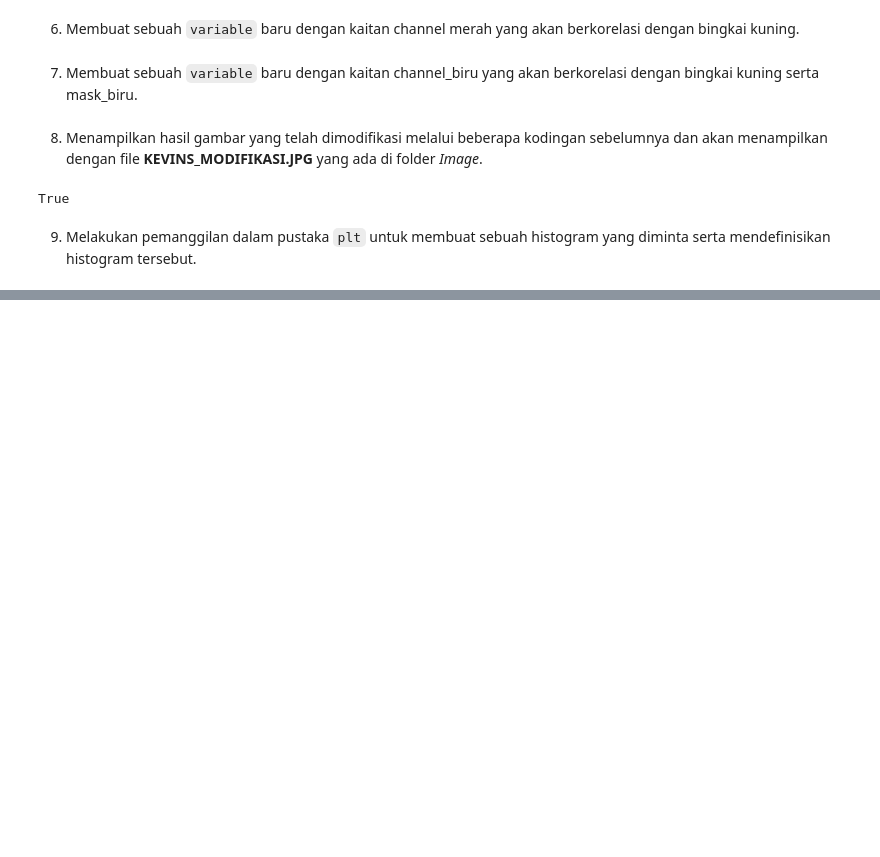
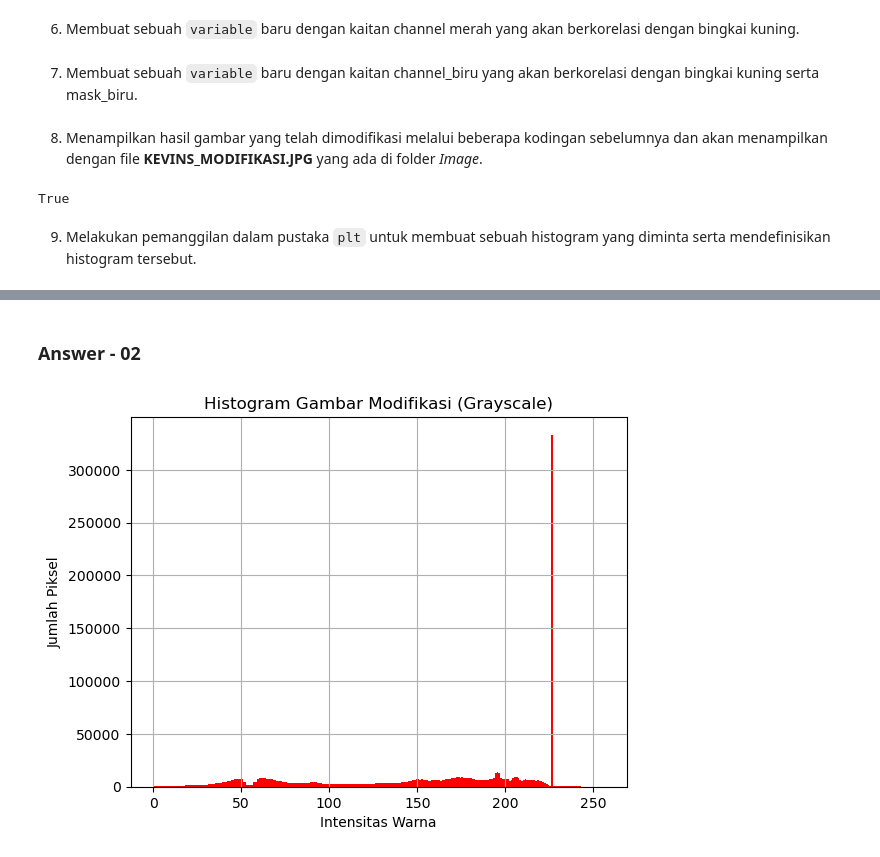
Before and after one commit to kevinsimorangkir21/Digital-Signal-Processing, a Jupyter notebook: 121140150_HO 2.ipynb, the cells around one changed output, grey strips where cells are left out. Cells and saved outputs as stored; diff of their text form; code cells hidden in the pictures; blank space fills up the shorter version.

```diff
--- a/121140150_HO 2.ipynb
+++ b/121140150_HO 2.ipynb
@@ -110,0 +127,12 @@ plt.show()
+# %% [markdown]
+### Answer - 02
+# %%
+gambar_gray = cv2.cvtColor(bingkai_kuning, cv2.COLOR_BGR2GRAY)
+plt.hist(gambar_gray.ravel(), bins=256, range=[0, 256], color='red')
+plt.title('Histogram Gambar Modifikasi (Grayscale)')
+plt.xlabel('Intensitas Warna')
+plt.ylabel('Jumlah Piksel')
+plt.grid()
+plt.show()
+# %% [output]
+[figure, added]
```
Also changed, not shown: parts of 10 cells of this notebook, 1 other file.
